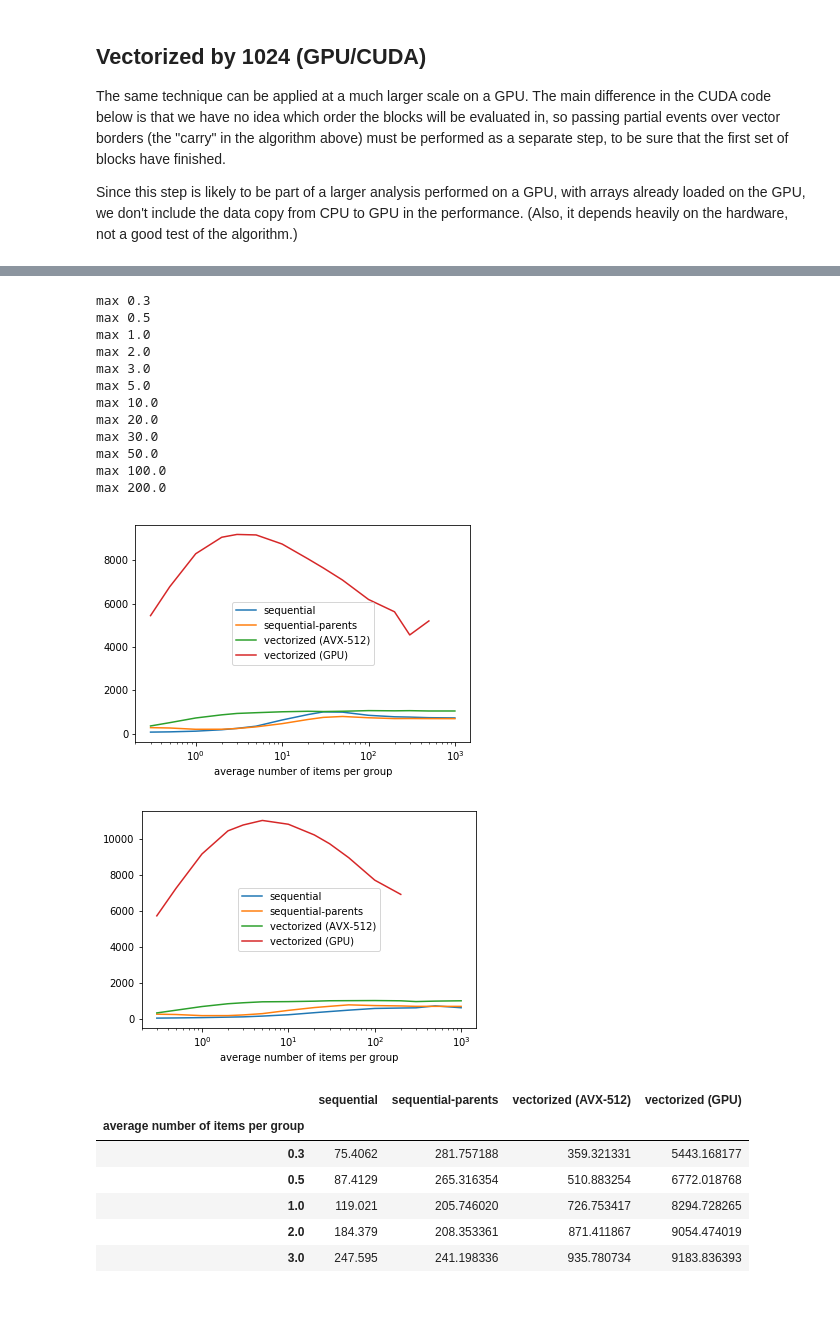
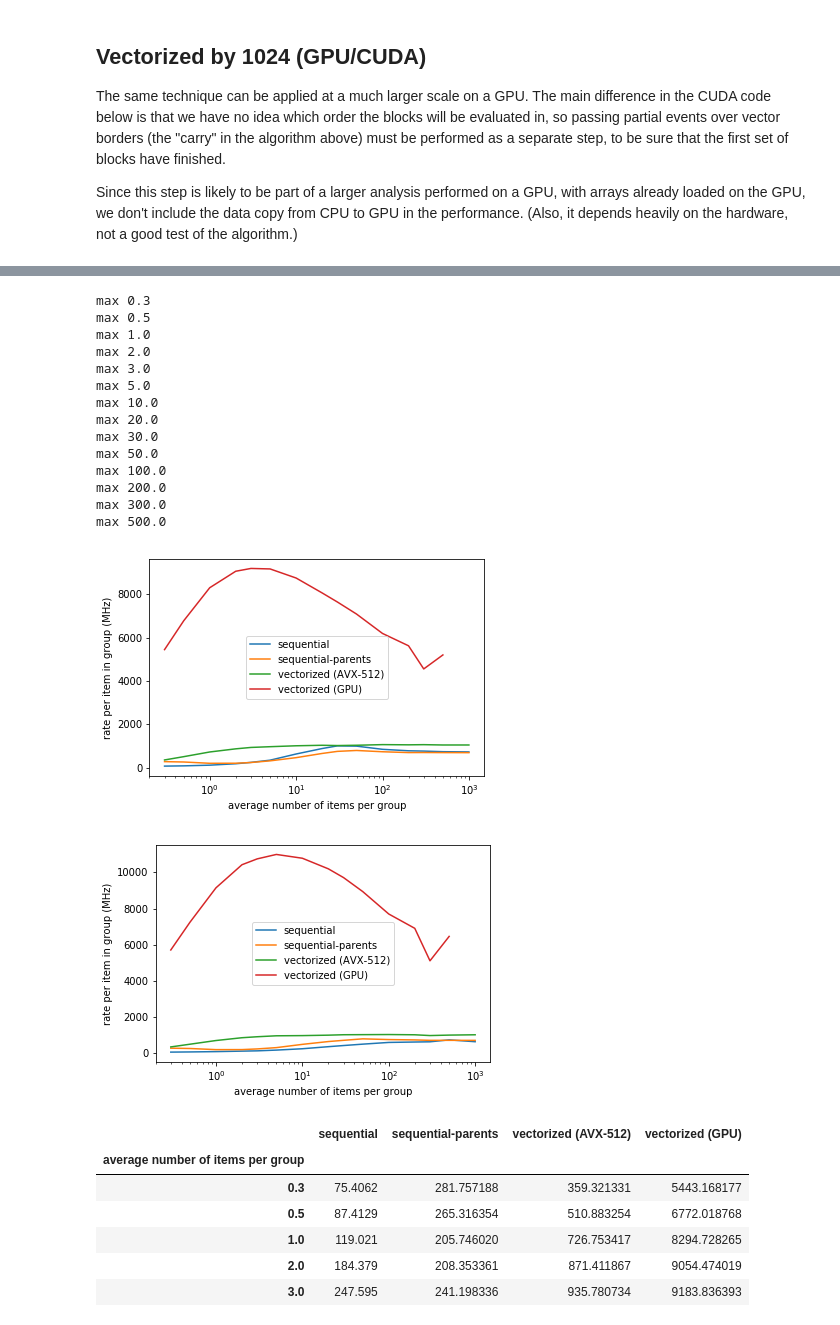
Before and after one commit to jpivarski/jupyter-performance-studies, a Jupyter notebook: 2018-09-10-jagged-reduction.ipynb, the cells around one changed output, grey strips where cells are left out. Saved outputs shown, nothing was run; the diff lists cells and outputs as text; code cells hidden in the pictures.

```diff
--- a/2018-09-10-jagged-reduction.ipynb
+++ b/2018-09-10-jagged-reduction.ipynb
@@ -689,5 +690,5 @@ sum 500.0
 # %%
-for averagesize in averagesizes[:-3]:
+for averagesize in averagesizes[:-1]:
     print("max", averagesize)
     max_rates.loc[averagesize, "vectorized (GPU)"] = measure_cuda(averagesize, run_max)
 # %% [output]
@@ -703,14 +704,20 @@ max 30.0
 max 50.0
 max 100.0
 max 200.0
+max 300.0
+max 500.0
 # %%
-sum_rates.plot(logx=True).get_figure().savefig("sum_rates.pdf")
+x = sum_rates.plot(logx=True)
+x.set_ylabel("rate per item in group (MHz)")
+x.get_figure().savefig("sum_rates.svg")
 # %% [output]
-[figure, old version]
+[figure, new version]
 # %%
-max_rates.plot(logx=True).get_figure().savefig("max_rates.pdf")
+x = max_rates.plot(logx=True)
+x.set_ylabel("rate per item in group (MHz)")
+x.get_figure().savefig("max_rates.svg")
 # %% [output]
-[figure, old version]
+[figure, new version]
 # %%
 sum_rates
 # %% [output]
```
Also changed, not shown: parts of 1 cell of this notebook.
